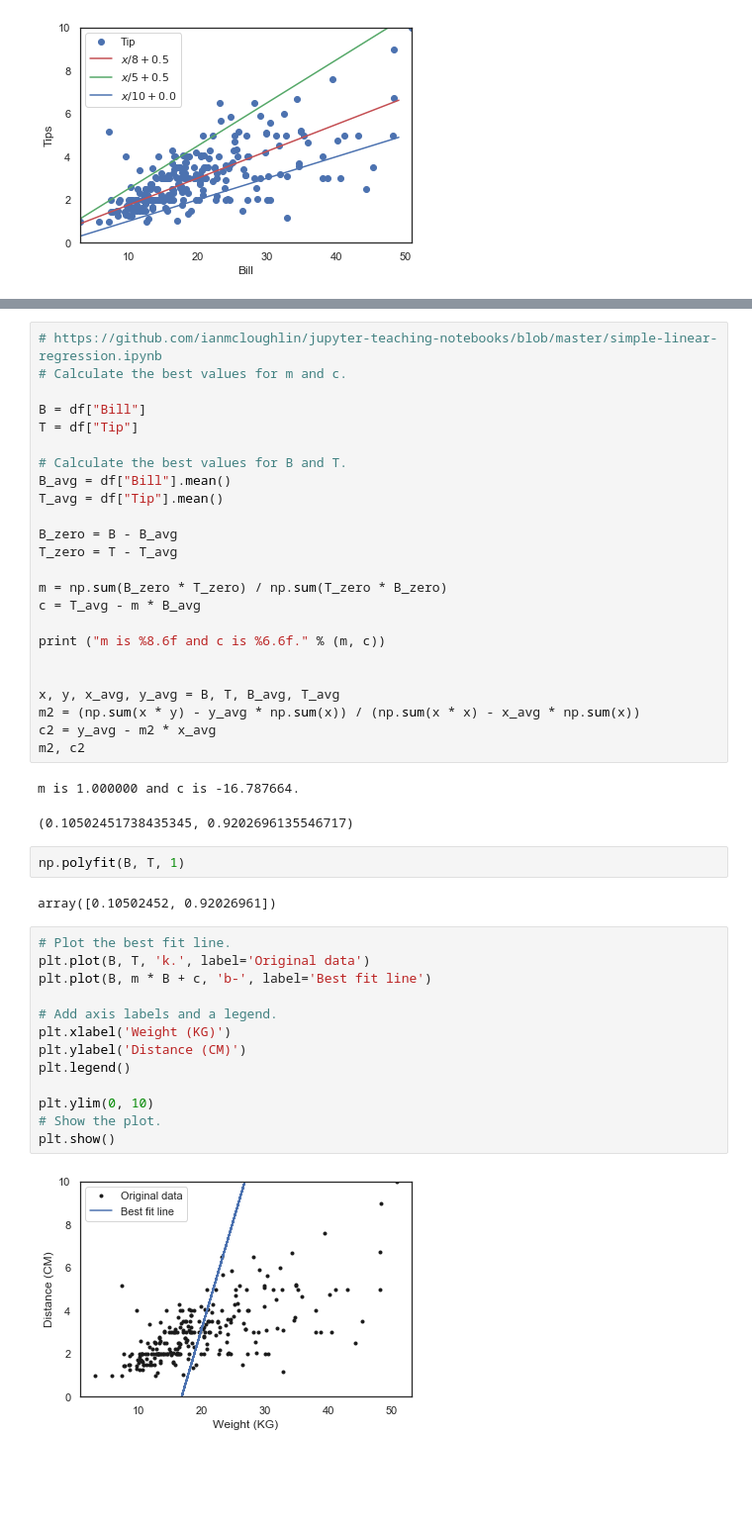
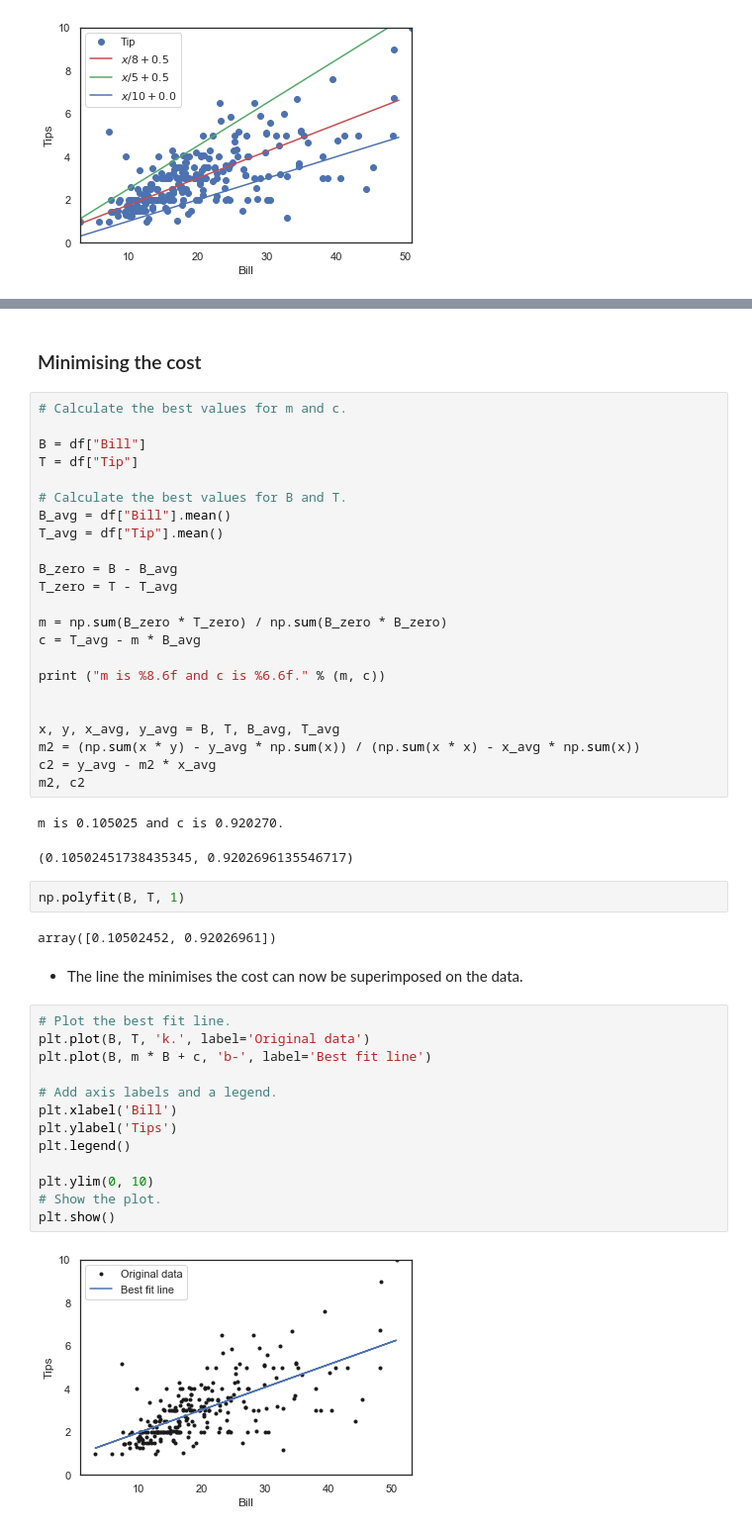
Before and after one commit to pocathain08/Fund_of_Data_Analysis, a Jupyter notebook: Fund_of_Data_Analysis_Assessment.ipynb, the cells around one changed output, grey strips where cells are left out. Shown: that part at 99% size. Saved outputs shown, nothing was run; the diff lists cells and outputs as text; blank space fills up the shorter version.

Commit message:
With OLS Regression Result

```diff
--- a/Fund_of_Data_Analysis_Assessment.ipynb
+++ b/Fund_of_Data_Analysis_Assessment.ipynb
@@ -156,5 +162,6 @@ Cost with m =  0.10 and c =  0.00:   506.98
+# %% [markdown]
+### Minimising the cost
 # %%
-# https://github.com/ianmcloughlin/jupyter-teaching-notebooks/blob/master/simple-linear-regression.ipynb
 # Calculate the best values for m and c.
 
 B = df["Bill"]
@@ -167,7 +174,7 @@ T_avg = df["Tip"].mean()
 B_zero = B - B_avg
 T_zero = T - T_avg
 
-m = np.sum(B_zero * T_zero) / np.sum(T_zero * B_zero)
+m = np.sum(B_zero * T_zero) / np.sum(B_zero * B_zero)
 c = T_avg - m * B_avg
 
 print ("m is %8.6f and c is %6.6f." % (m, c))
@@ -178,24 +185,26 @@ m2 = (np.sum(x * y) - y_avg * np.sum(x)) / (np.sum(x * x) - x_avg * np.sum(x))
 c2 = y_avg - m2 * x_avg
 m2, c2
 # %% [output]
-m is 1.000000 and c is -16.787664.
+m is 0.105025 and c is 0.920270.
 (0.10502451738435345, 0.9202696135546717)
 # %%
 np.polyfit(B, T, 1)
 # %% [output]
 array([0.10502452, 0.92026961])
+# %% [markdown]
+- The line the minimises the cost can now be superimposed on the data.
 # %%
 # Plot the best fit line.
 plt.plot(B, T, 'k.', label='Original data')
 plt.plot(B, m * B + c, 'b-', label='Best fit line')
 
 # Add axis labels and a legend.
-plt.xlabel('Weight (KG)')
-plt.ylabel('Distance (CM)')
+plt.xlabel('Bill')
+plt.ylabel('Tips')
 plt.legend()
 
 plt.ylim(0, 10)
 # Show the plot.
 plt.show()
 # %% [output]
-[figure, old version]
+[figure, new version]
```
Also changed, not shown: parts of 13 cells of this notebook, 1 other file.
